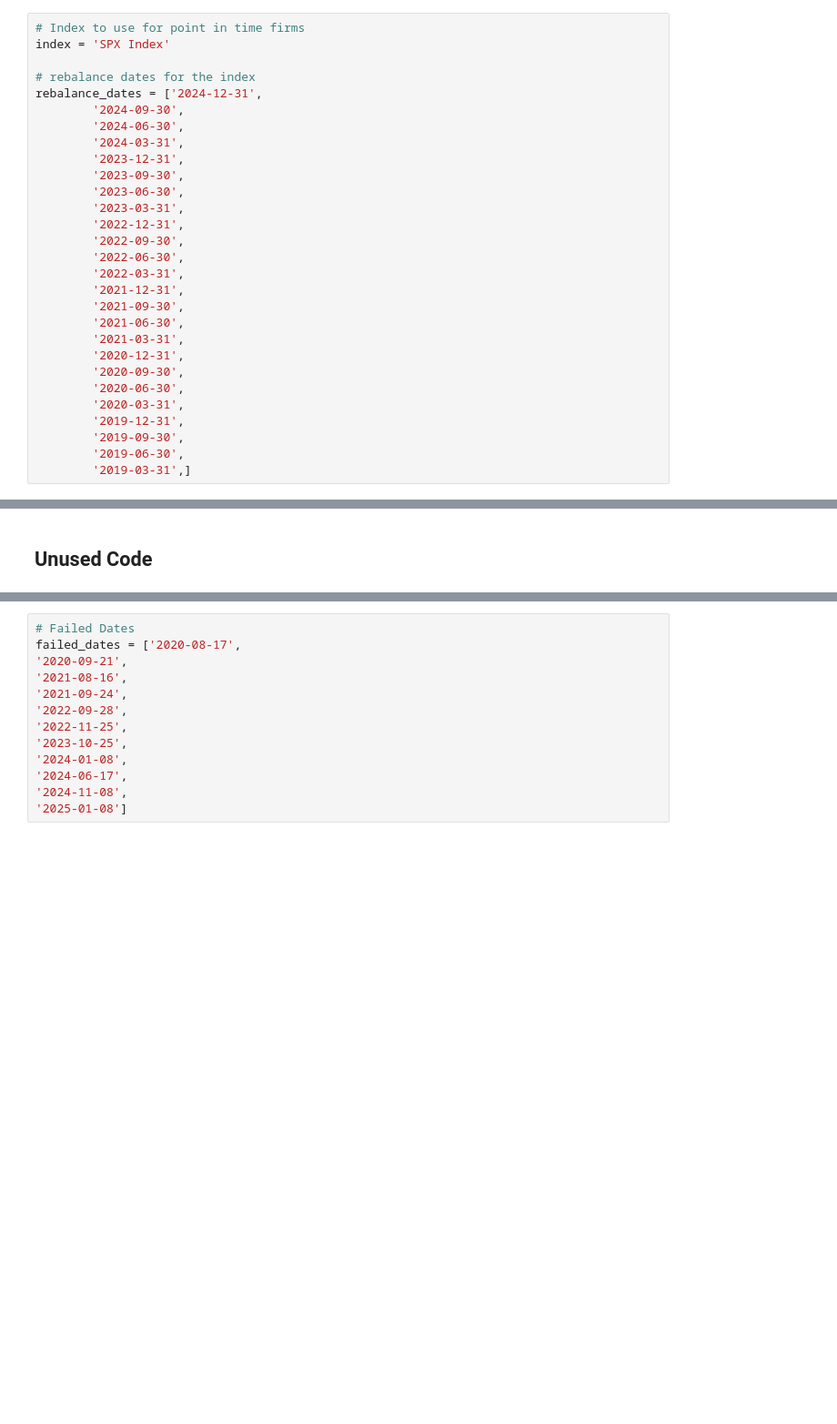
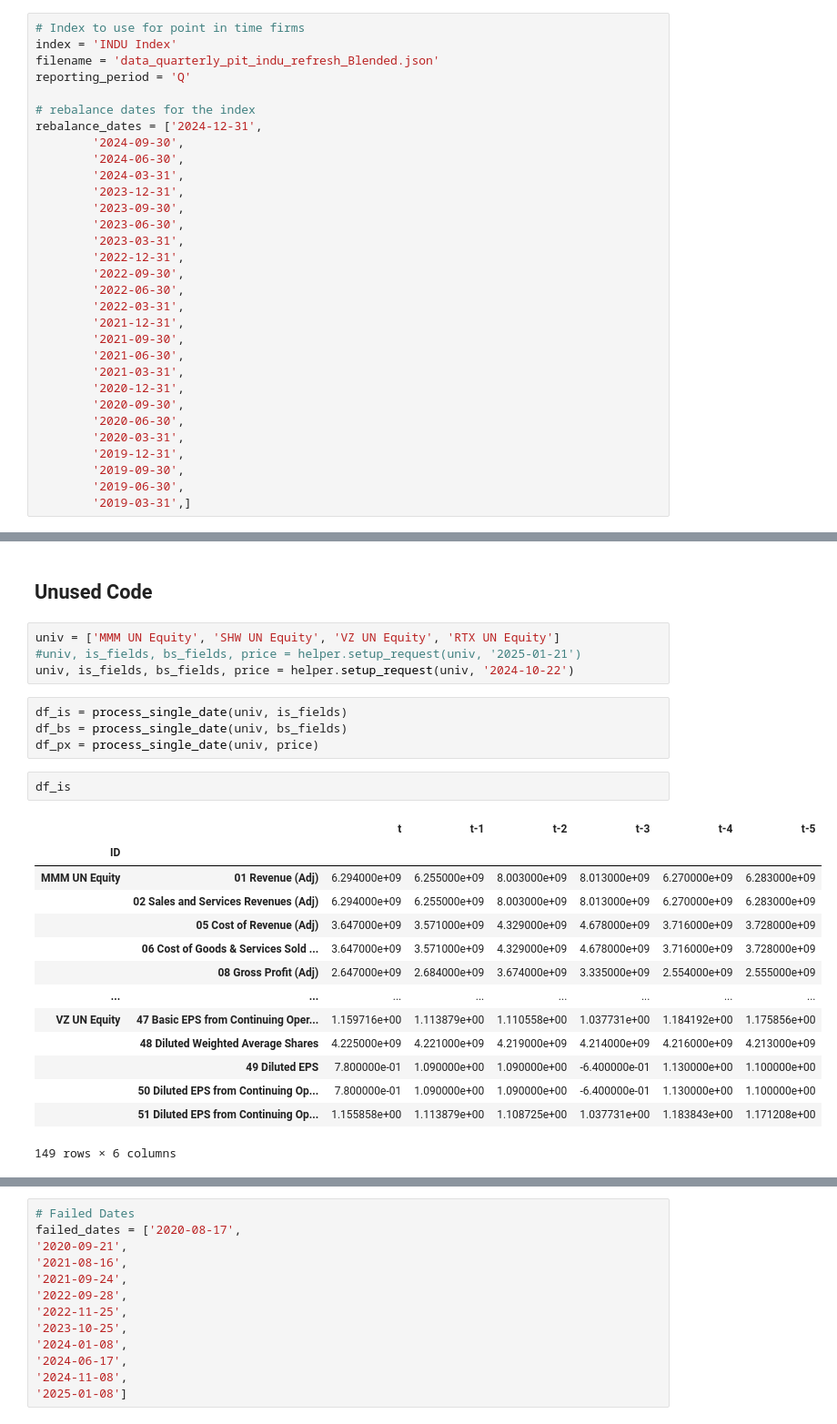
Before and after one commit to bmc-eng/LLMFinancialAnalyst, a Jupyter notebook: 01A - PIT datasets.ipynb, the cells around one changed output, grey strips where cells are left out. Shown at 91% size. Cells and saved outputs as stored; diff of their text form; blank space fills up the shorter version.

Commit message:
update to data fetching

```diff
--- a/01A - PIT datasets.ipynb
+++ b/01A - PIT datasets.ipynb
@@ -21,7 +21,9 @@ importlib.reload(helper)
 bq = bql.Service()
 # %%
 # Index to use for point in time firms
-index = 'SPX Index'
+index = 'INDU Index'
+filename = 'data_quarterly_pit_indu_refresh_Blended.json'
+reporting_period = 'Q'
 
 # rebalance dates for the index
 rebalance_dates = ['2024-12-31',
@@ -233,2 +234,27 @@ bclarke16/tmp/fs/qwen/model.safetensors.index.json
 # %% [markdown]
 ## Unused Code
+# %%
+univ = ['MMM UN Equity', 'SHW UN Equity', 'VZ UN Equity', 'RTX UN Equity']
+#univ, is_fields, bs_fields, price = helper.setup_request(univ, '2025-01-21')
+univ, is_fields, bs_fields, price = helper.setup_request(univ, '2024-10-22')
+# %%
+df_is = process_single_date(univ, is_fields)
+df_bs = process_single_date(univ, bs_fields)
+df_px = process_single_date(univ, price)
+# %%
+df_is
+# %% [output]
+|  |  | t | t-1 | t-2 | t-3 | t-4 | t-5 |
+| ID |  |  |  |  |  |  |  |
+| MMM UN Equity | 01 Revenue (Adj) | 6.294000e+09 | 6.255000e+09 | 8.003000e+09 | 8.013000e+09 | 6.270000e+09 | 6.283000e+09 |
+|  | 02 Sales and Services Revenues (Adj) | 6.294000e+09 | 6.255000e+09 | 8.003000e+09 | 8.013000e+09 | 6.270000e+09 | 6.283000e+09 |
+|  | 05 Cost of Revenue (Adj) | 3.647000e+09 | 3.571000e+09 | 4.329000e+09 | 4.678000e+09 | 3.716000e+09 | 3.728000e+09 |
+|  | 06 Cost of Goods & Services Sold ... | 3.647000e+09 | 3.571000e+09 | 4.329000e+09 | 4.678000e+09 | 3.716000e+09 | 3.728000e+09 |
+|  | 08 Gross Profit (Adj) | 2.647000e+09 | 2.684000e+09 | 3.674000e+09 | 3.335000e+09 | 2.554000e+09 | 2.555000e+09 |
+| ... | ... | ... | ... | ... | ... | ... | ... |
+| VZ UN Equity | 47 Basic EPS from Continuing Oper... | 1.159716e+00 | 1.113879e+00 | 1.110558e+00 | 1.037731e+00 | 1.184192e+00 | 1.175856e+00 |
+|  | 48 Diluted Weighted Average Shares | 4.225000e+09 | 4.221000e+09 | 4.219000e+09 | 4.214000e+09 | 4.216000e+09 | 4.213000e+09 |
+|  | 49 Diluted EPS | 7.800000e-01 | 1.090000e+00 | 1.090000e+00 | -6.400000e-01 | 1.130000e+00 | 1.100000e+00 |
+|  | 50 Diluted EPS from Continuing Op... | 7.800000e-01 | 1.090000e+00 | 1.090000e+00 | -6.400000e-01 | 1.130000e+00 | 1.100000e+00 |
+|  | 51 Diluted EPS from Continuing Op... | 1.155858e+00 | 1.113879e+00 | 1.108725e+00 | 1.037731e+00 | 1.183843e+00 | 1.171208e+00 |
+149 rows × 6 columns
```
Also changed, not shown: parts of 7 cells of this notebook, 4 other files.
